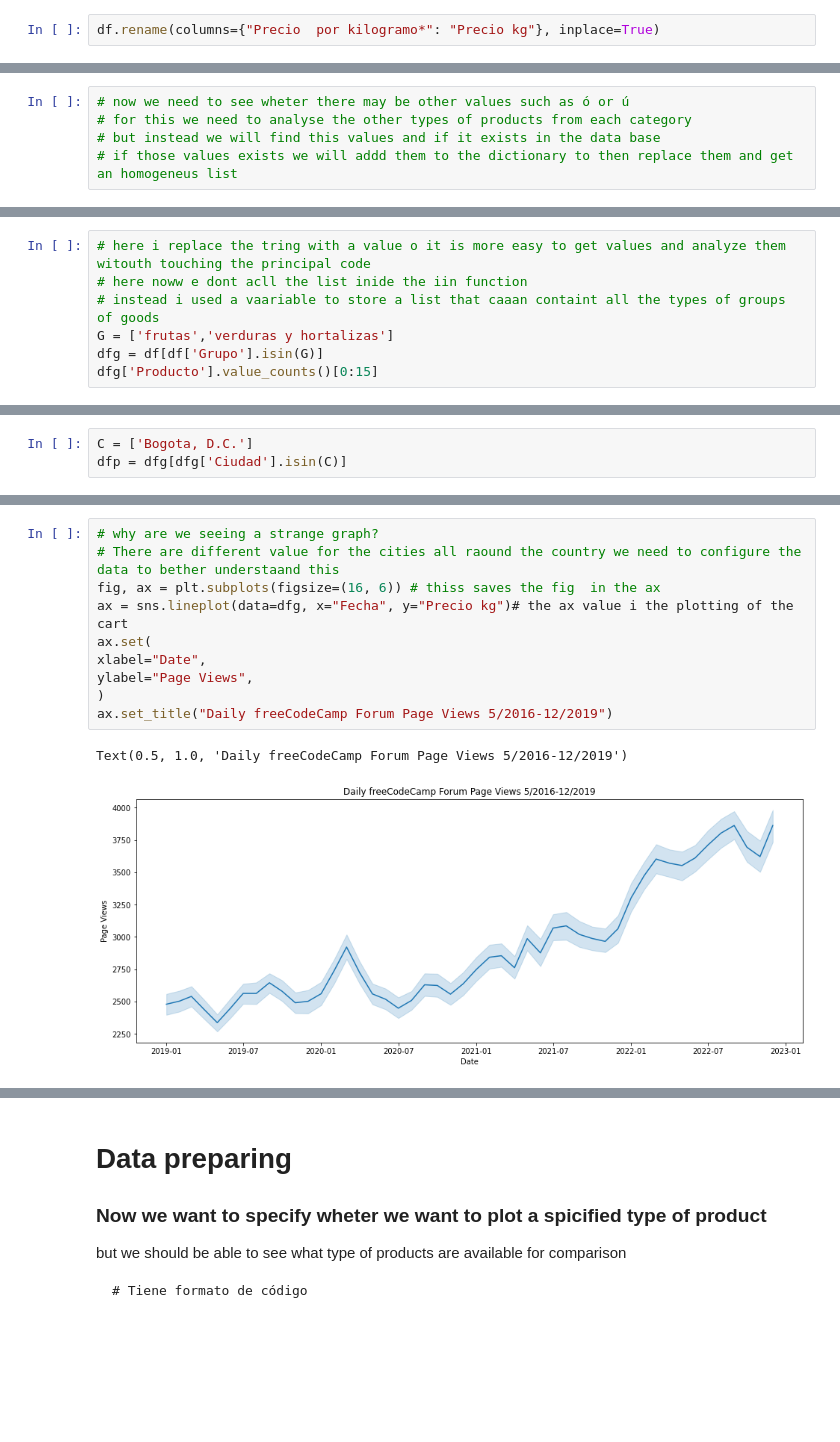
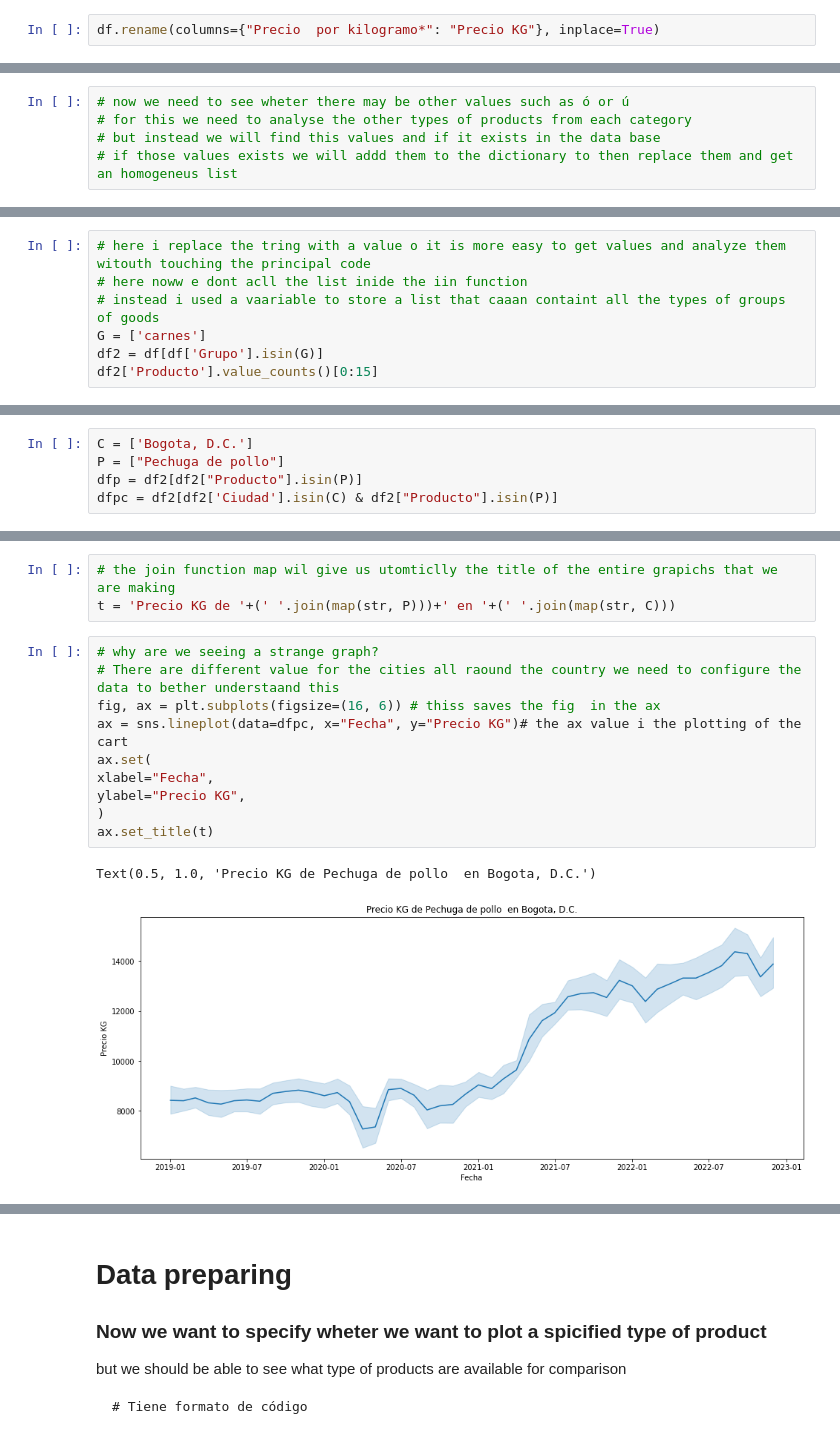
Before and after one commit to RioDeMilo/RETAIL-PRICES-COLOMBIA, a Jupyter notebook: IPC1823.ipynb, the cells around one changed output, grey strips where cells are left out. Drawn from its saved outputs; the diff is of its cells as text; blank space fills up the shorter version.

```diff
--- a/IPC1823.ipynb
+++ b/IPC1823.ipynb
@@ -39,7 +39,7 @@ memory usage: 8.4+ MB
 | 3 | 2019-01-01 | VERDURAS Y HORTALIZAS | Acelga | Bucaramanga, Centroabastos | 1556.0 |
 | 4 | 2019-01-01 | VERDURAS Y HORTALIZAS | Acelga | Chiquinquirá (Boyacá) | 1058.0 |
 # %%
-df.rename(columns={"Precio  por kilogramo*": "Precio kg"}, inplace=True)
+df.rename(columns={"Precio  por kilogramo*": "Precio KG"}, inplace=True)
 # %%
 # this is to set the 'Fecha' as the new index of the dataframe as it will mostly be a timeline analysis
 # the inplace=True will set this ne index as the definitive index changing it in the database
@@ -229,7 +230,7 @@ Name: Producto, dtype: int64
 # here i replace the tring with a value o it is more easy to get values and analyze them witouth touching the principal code
 # here noww e dont acll the list inide the iin function
 # instead i used a vaariable to store a list that caaan containt all the types of groups of goods
-G = ['frutas','verduras y hortalizas']
-dfg = df[df['Grupo'].isin(G)]
-dfg['Producto'].value_counts()[0:15]
+G = ['carnes']
+df2 = df[df['Grupo'].isin(G)]
+df2['Producto'].value_counts()[0:15]
 # %% [output]
@@ -251,7 +252,9 @@ Pera importada             1606
 Name: Producto, dtype: int64
 # %%
 C = ['Bogota, D.C.']
-dfp = dfg[dfg['Ciudad'].isin(C)]
+P = ["Pechuga de pollo"]
+dfp = df2[df2["Producto"].isin(P)]
+dfpc = df2[df2['Ciudad'].isin(C) & df2["Producto"].isin(P)]
 # %%
 dfp
 # %% [output]
@@ -272,13 +278,16 @@ dfp
+# %%
+# the join function map wil give us utomticlly the title of the entire grapichs that we are making
+t = 'Precio KG de '+(' '.join(map(str, P)))+' en '+(' '.join(map(str, C)))
 # %%
 # why are we seeing a strange graph?
 # There are different value for the cities all raound the country we need to configure the data to bether understaand this
 fig, ax = plt.subplots(figsize=(16, 6)) # thiss saves the fig  in the ax
-ax = sns.lineplot(data=dfg, x="Fecha", y="Precio kg")# the ax value i the plotting of the cart
+ax = sns.lineplot(data=dfpc, x="Fecha", y="Precio KG")# the ax value i the plotting of the cart
 ax.set(
-xlabel="Date",
-ylabel="Page Views",
+xlabel="Fecha",
+ylabel="Precio KG",
 )
-ax.set_title("Daily freeCodeCamp Forum Page Views 5/2016-12/2019")
+ax.set_title(t)
 # %% [output]
-Text(0.5, 1.0, 'Daily freeCodeCamp Forum Page Views 5/2016-12/2019')
+Text(0.5, 1.0, 'Precio KG de Pechuga de pollo  en Bogota, D.C.')
-[figure, old version]
+[figure, new version]
```
Also changed, not shown: parts of 15 cells of this notebook.
